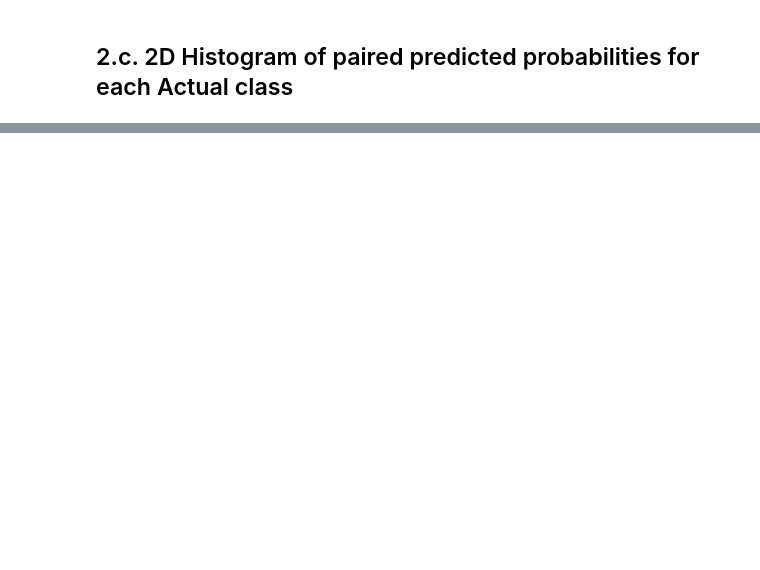
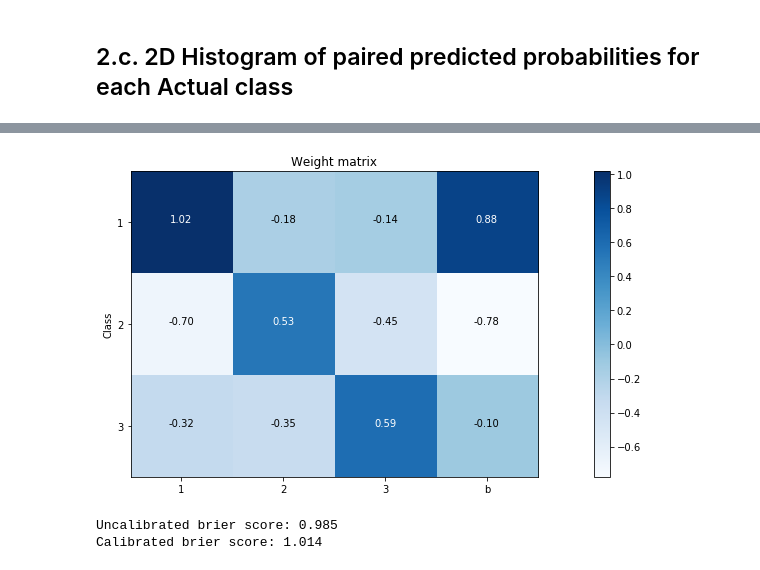
Before and after one commit to dirichletcal/experiments_neurips, a Jupyter notebook: notebooks/synthetic_data_gaussian_mixture_example.ipynb, the cells around one changed output, grey strips where cells are left out. Cells and saved outputs as stored; diff of their text form; code cells hidden in the pictures; blank space fills up the shorter version.

Commit message:
Adds calibration using logistic regression on the log probabilities in the toy example

```diff
--- a/notebooks/synthetic_data_gaussian_mixture_example.ipynb
+++ b/notebooks/synthetic_data_gaussian_mixture_example.ipynb
@@ -83,6 +83,32 @@ def plot_confusion_matrix(cm, classes,
     plt.ylabel('True label')
     plt.xlabel('Predicted label')
     plt.tight_layout()
+
+def plot_weight_matrix(weights, bias, classes,
+                          title='Weight matrix',
+                          cmap=plt.cm.Blues):
+    """
+    This function prints and plots the weight matrix.
+    """
+
+    matrix = np.hstack((weights, bias.reshape(-1, 1)))
+
+    plt.imshow(matrix, interpolation='nearest', cmap=cmap)
+    plt.title(title)
+    plt.colorbar()
+    tick_marks = np.arange(len(classes))
+    plt.yticks(tick_marks, classes)
+    plt.xticks(np.append(tick_marks, len(classes)), np.append(classes, 'b'))
+
+    fmt = '.2f'
+    thresh = matrix.max() / 2.
+    for i, j in itertools.product(range(matrix.shape[0]), range(matrix.shape[1])):
+        plt.text(j, i, format(matrix[i, j], fmt),
+                 horizontalalignment="center",
+                 color="white" if matrix[i, j] > thresh else "black")
+
+    plt.ylabel('Class')
+    plt.tight_layout()
 # %%
 plt.rcParams['figure.figsize'] = (16, 5)
 
@@ -231,0 +258,23 @@ for true_class in [0, 1, 2]:
+# %%
+from sklearn.linear_model import LogisticRegression
+
+eps = np.finfo(p_pred.dtype).eps
+log_pred = np.log(np.clip(p_pred, eps, 1))
+
+lr = LogisticRegression(C=1, solver='lbfgs', multi_class='multinomial').fit(log_pred, y)
+
+cal_pred = lr.predict_proba(log_pred)
+
+y_pred_cal = lr.predict(log_pred)
+# %%
+plot_weight_matrix(lr.coef_, lr.intercept_, classes=['1', '2', '3'])
+# %% [output]
+[figure, added]
+# %%
+from sklearn.metrics import mean_squared_error
+
+print('Uncalibrated brier score: {}'.format(mean_squared_error(y, y_pred)))
+print('Calibrated brier score: {}'.format(mean_squared_error(y, y_pred_cal)))
+# %% [output]
+Uncalibrated brier score: 0.985
+Calibrated brier score: 1.014
```
Also changed, not shown: parts of 5 cells of this notebook.
